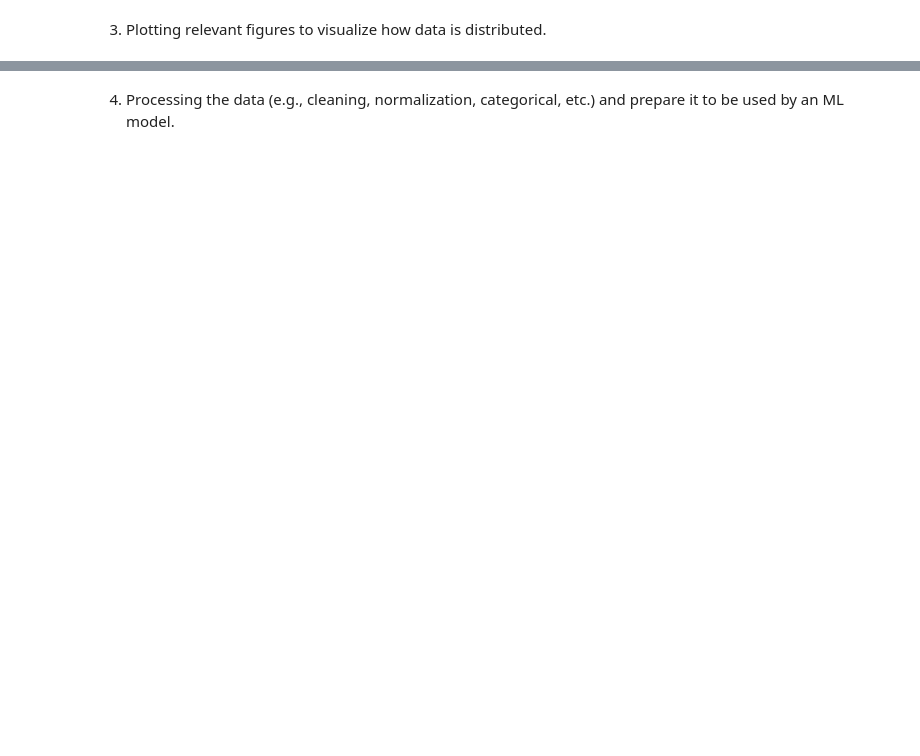
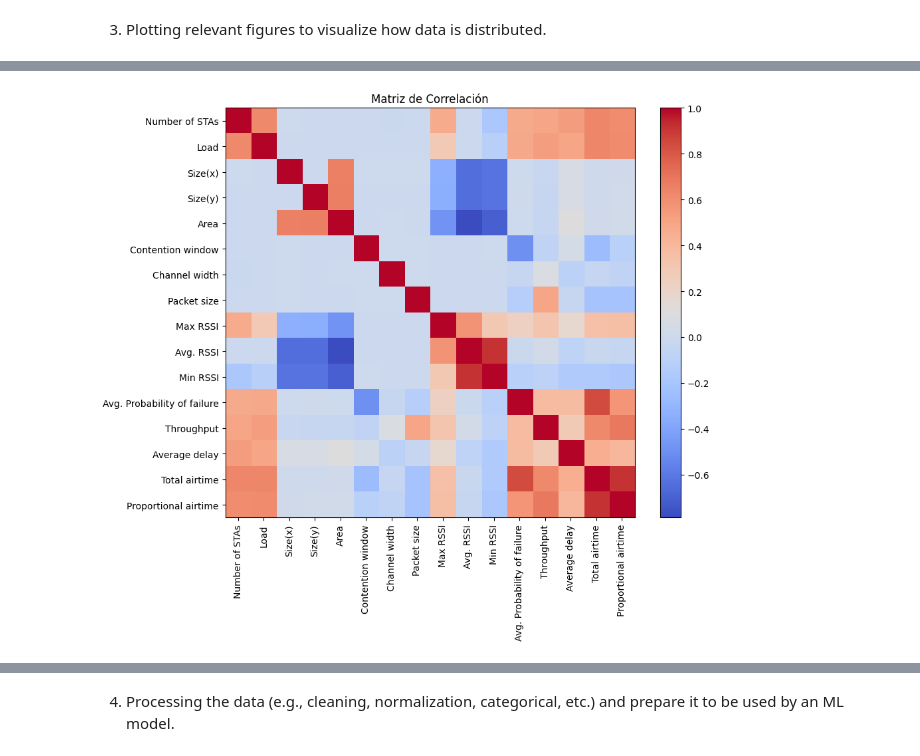
Before and after one commit to IsaacPerez02/ML_for_networks, a Jupyter notebook: Seminars/Seminar_01/S1.ipynb, the cells around one changed output, grey strips where cells are left out. Saved outputs shown, nothing was run; the diff lists cells and outputs as text; code cells hidden in the pictures; blank space fills up the shorter version.

```diff
--- a/Seminars/Seminar_01/S1.ipynb
+++ b/Seminars/Seminar_01/S1.ipynb
@@ -82,0 +95,24 @@ for column in df.columns:
+# %%
+# Calcular la matriz de correlación
+correlation_matrix = df.corr()
+
+# Crear la figura y el eje
+plt.figure(figsize=(10, 8))
+
+# Mostrar la matriz de correlación con un mapa de calor (heatmap)
+plt.imshow(correlation_matrix, cmap='coolwarm', interpolation='none')
+
+# Añadir la barra de colores
+plt.colorbar()
+
+# Añadir las etiquetas de los ejes
+plt.xticks(np.arange(len(correlation_matrix.columns)), correlation_matrix.columns, rotation=90)
+plt.yticks(np.arange(len(correlation_matrix.columns)), correlation_matrix.columns)
+
+# Añadir título
+plt.title("Matriz de Correlación")
+
+# Mostrar el gráfico
+plt.show()
+# %% [output]
+[figure, added]
```
Also changed, not shown: parts of 7 cells of this notebook.
